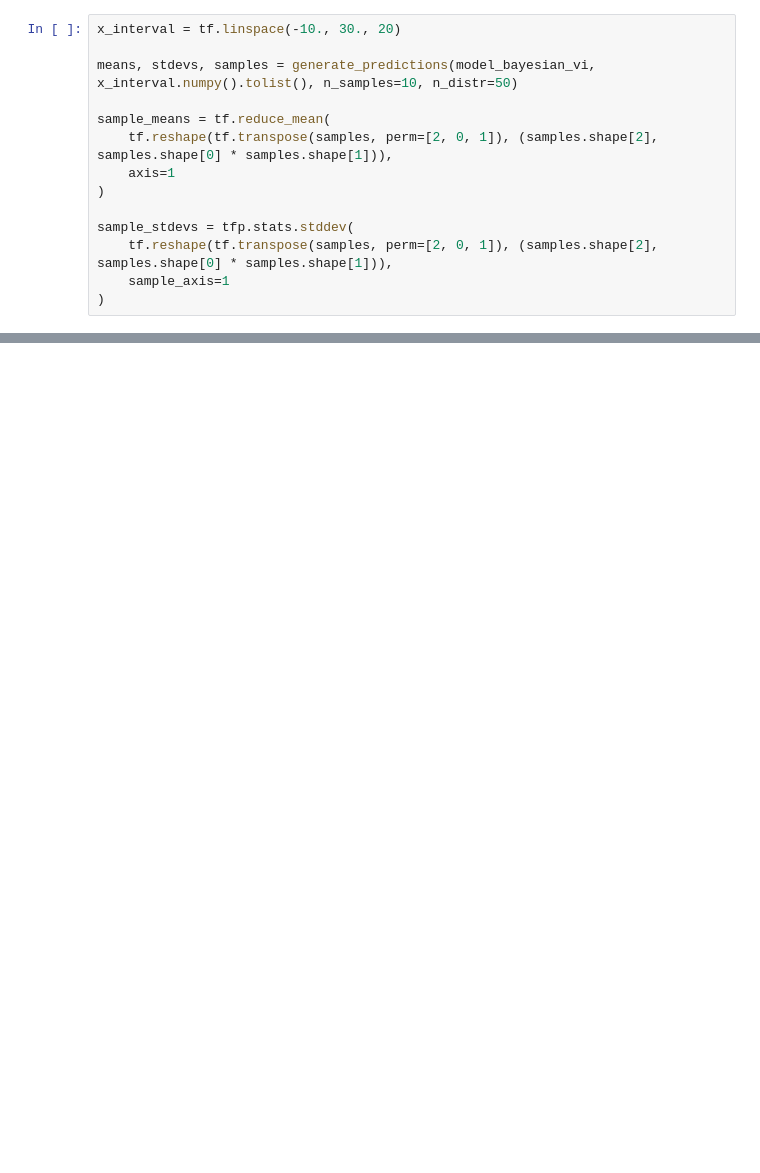
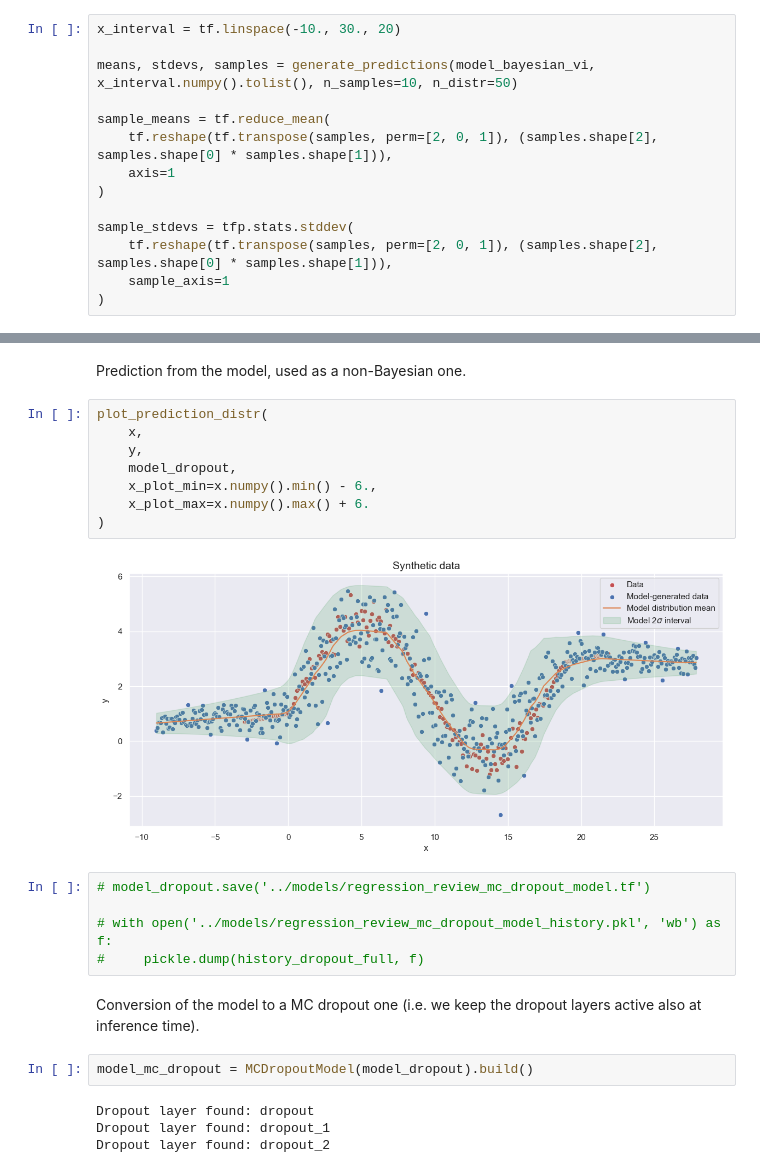
Before and after one commit to emanuele-moscato/bayesian-explorations, a Jupyter notebook: notebooks/regression_techniques_review.ipynb, the cells around one changed output, grey strips where cells are left out. Drawn from its saved outputs; the diff is of its cells as text; blank space fills up the shorter version.

```diff
--- a/notebooks/regression_techniques_review.ipynb
+++ b/notebooks/regression_techniques_review.ipynb
@@ -502,0 +610,25 @@ Text(0.5, 1.0, 'Predictions (samples)')
+# %% [markdown]
+Prediction from the model, used as a non-Bayesian one.
+# %%
+plot_prediction_distr(
+    x,
+    y,
+    model_dropout,
+    x_plot_min=x.numpy().min() - 6.,
+    x_plot_max=x.numpy().max() + 6.
+)
+# %% [output]
+[figure, added]
+# %%
+# model_dropout.save('../models/regression_review_mc_dropout_model.tf')
+
+# with open('../models/regression_review_mc_dropout_model_history.pkl', 'wb') as f:
+#     pickle.dump(history_dropout_full, f)
+# %% [markdown]
+Conversion of the model to a MC dropout one (i.e. we keep the dropout layers active also at inference time).
+# %%
+model_mc_dropout = MCDropoutModel(model_dropout).build()
+# %% [output]
+Dropout layer found: dropout
+Dropout layer found: dropout_1
+Dropout layer found: dropout_2
```
Also changed, not shown: parts of 22 cells of this notebook, 1 other file.
